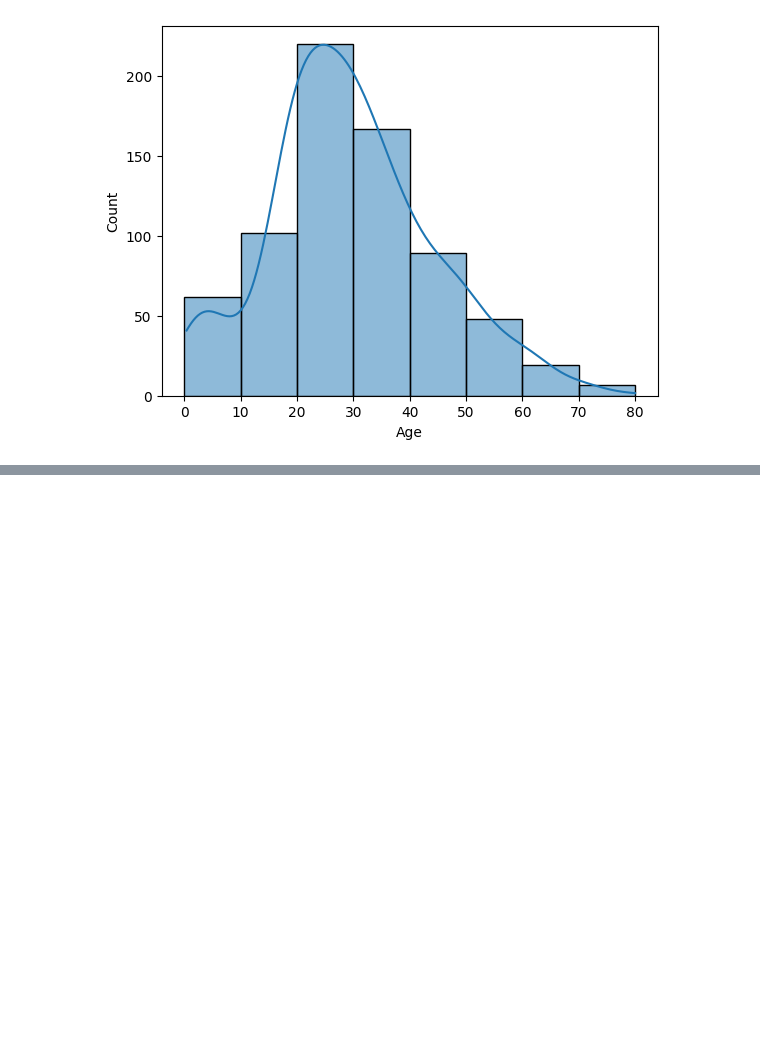
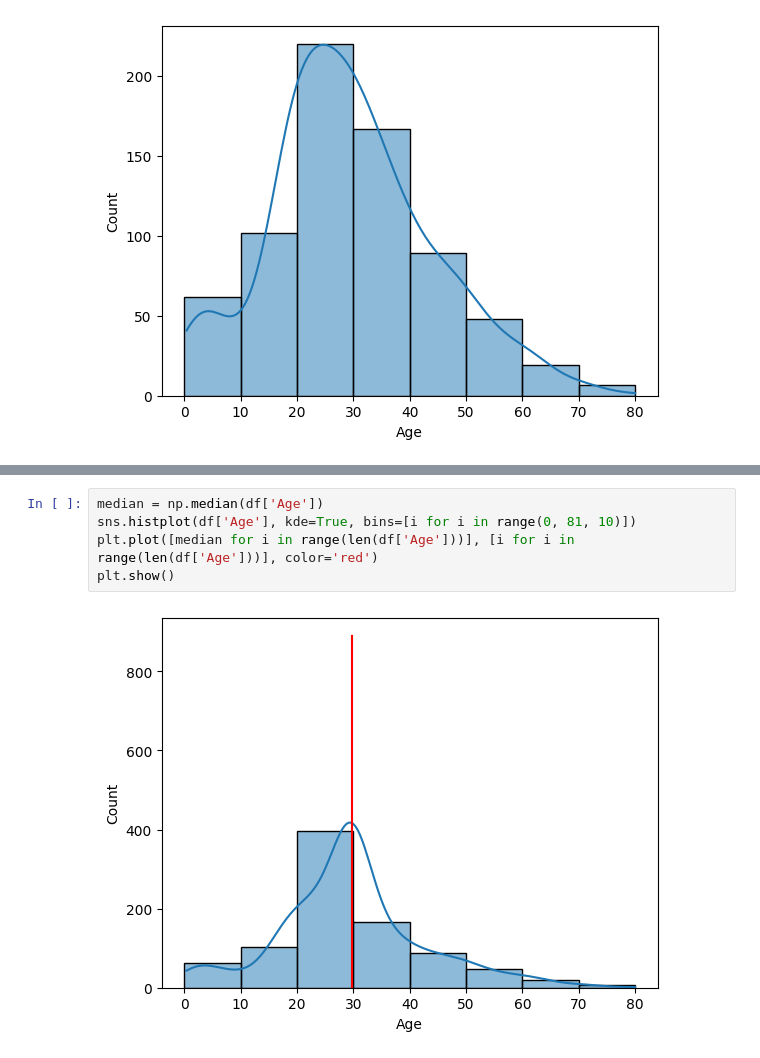
Before and after one commit to faruk950147/Python-A-to-Z, a Jupyter notebook: 07 ML/statictist/main.ipynb, the cells around one changed output, grey strips where cells are left out. Saved outputs shown, nothing was run; the diff lists cells and outputs as text; blank space fills up the shorter version.

```diff
--- a/07 ML/statictist/main.ipynb
+++ b/07 ML/statictist/main.ipynb
@@ -27,0 +48,7 @@ plt.show()
+# %%
+median = np.median(df['Age'])
+sns.histplot(df['Age'], kde=True, bins=[i for i in range(0, 81, 10)])
+plt.plot([median for i in range(len(df['Age']))], [i for i in range(len(df['Age']))], color='red')
+plt.show()
+# %% [output]
+[figure, added]
```
Also changed, not shown: parts of 4 cells of this notebook.
